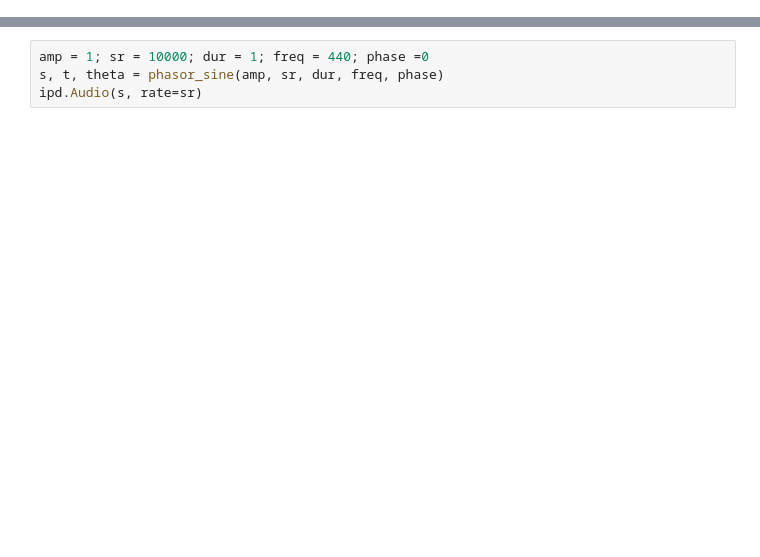
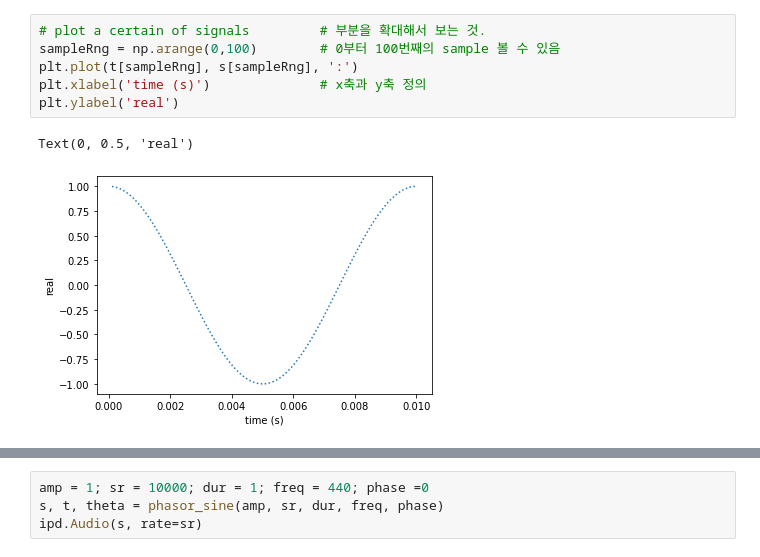
Before and after one commit to Junseoo/class2021Fall, a Jupyter notebook: 20211117.ipynb, the cells around one changed output, grey strips where cells are left out. Saved outputs shown, nothing was run; the diff lists cells and outputs as text; blank space fills up the shorter version.

```diff
--- a/20211117.ipynb
+++ b/20211117.ipynb
@@ -46 +40,10 @@ Text(0, 0.5, 'real')
+# %%
+# plot a certain of signals         # 부분을 확대해서 보는 것.
+sampleRng = np.arange(0,100)        # 0부터 100번째의 sample 볼 수 있음
+plt.plot(t[sampleRng], s[sampleRng], ':')
+plt.xlabel('time (s)')              # x축과 y축 정의
+plt.ylabel('real')
+# %% [output]
+Text(0, 0.5, 'real')
+[figure, added]
 # %%
```
Also changed, not shown: parts of 21 cells of this notebook.
